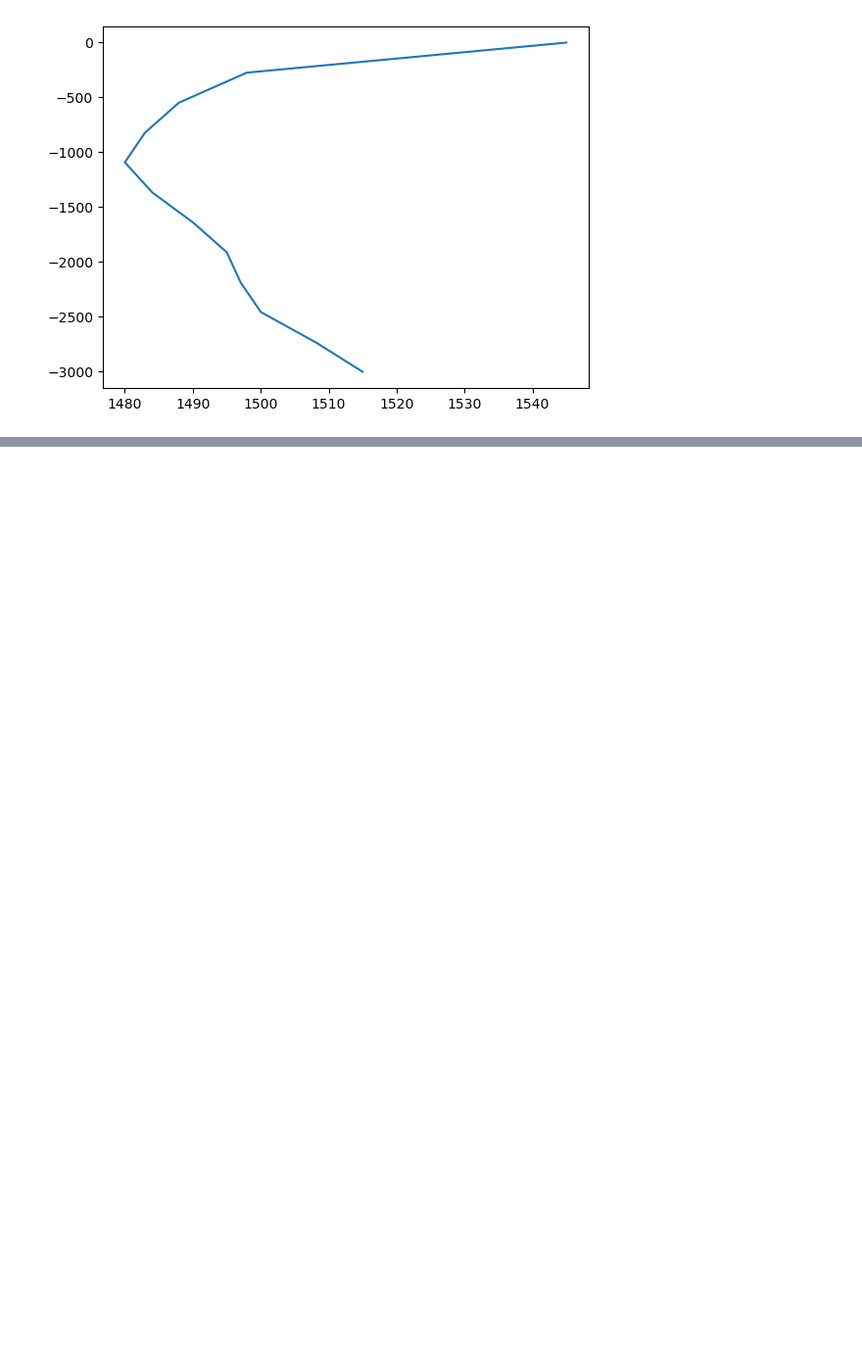
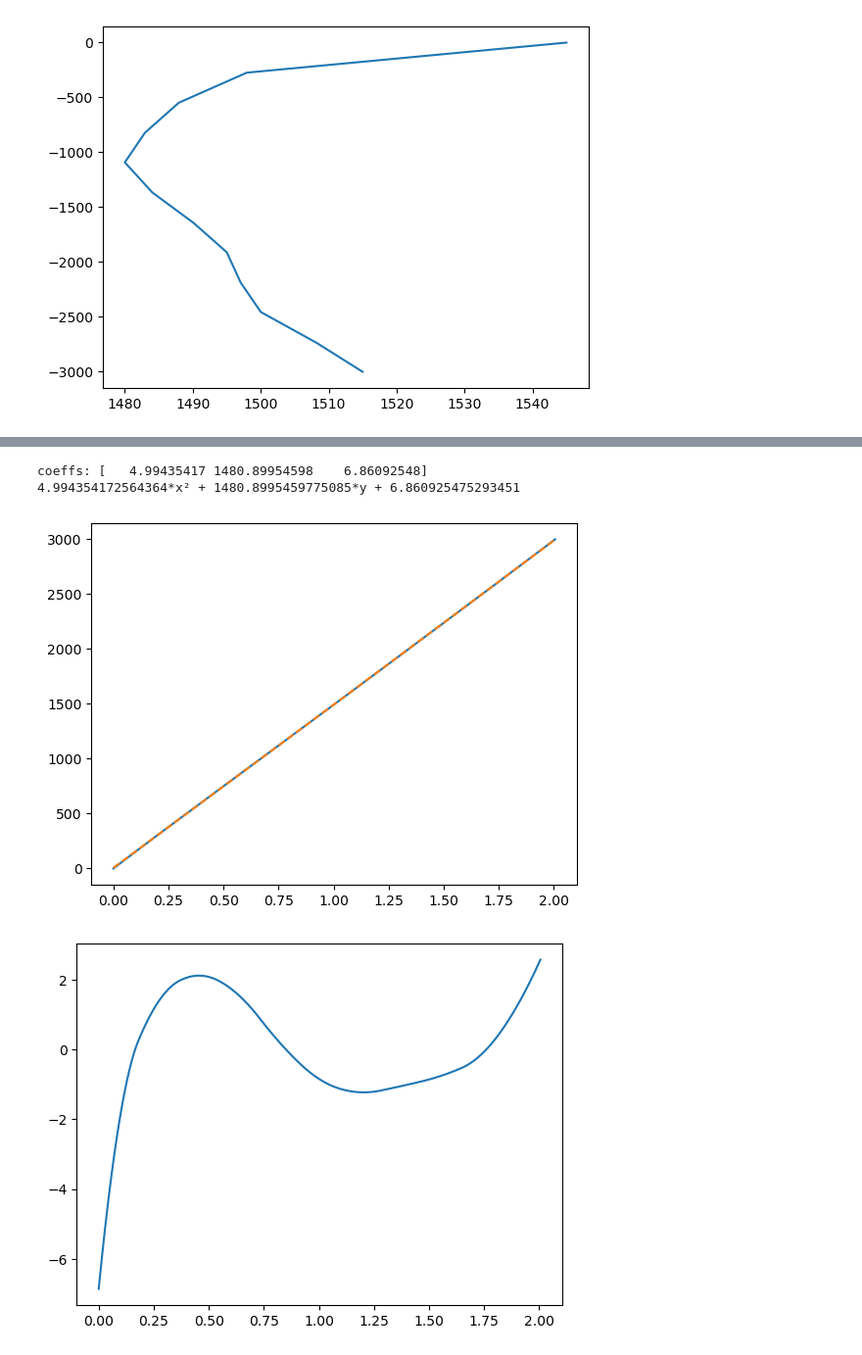
Before and after one commit to RedOrbweaver/UnderWaterAcousticsLib, a Jupyter notebook: Notebooks/notes.ipynb, the cells around one changed output, grey strips where cells are left out. Shown at 98% size. Saved outputs shown, nothing was run; the diff lists cells and outputs as text; code cells hidden in the pictures; blank space fills up the shorter version.

```diff
--- a/Notebooks/notes.ipynb
+++ b/Notebooks/notes.ipynb
@@ -15,0 +56,26 @@ plt.show()
+# %%
+from scipy.optimize import curve_fit
+
+def quad(x, a, b, c):
+    return a*x**2 + b*x + c
+
+
+coeffs = np.polyfit(times, depths, 2)
+print(f"coeffs: {coeffs}")
+print(f"{coeffs[0]}*x² + {coeffs[1]}*y + {coeffs[2]}")
+
+c = [quad(v, popt[0], popt[1], popt[2]) for v in times]
+
+plt.figure()
+plt.plot(times, depths)
+plt.plot(times, c, linestyle ="--")
+plt.show()
+
+plt.figure()
+plt.plot(times, np.array(depths)-np.array(c))
+plt.show()
+# %% [output]
+coeffs: [   4.99435417 1480.89954598    6.86092548]
+4.994354172564364*x² + 1480.8995459775085*y + 6.860925475293451
+[figure, added]
+[figure, added]
```
Also changed, not shown: parts of 2 cells of this notebook.
